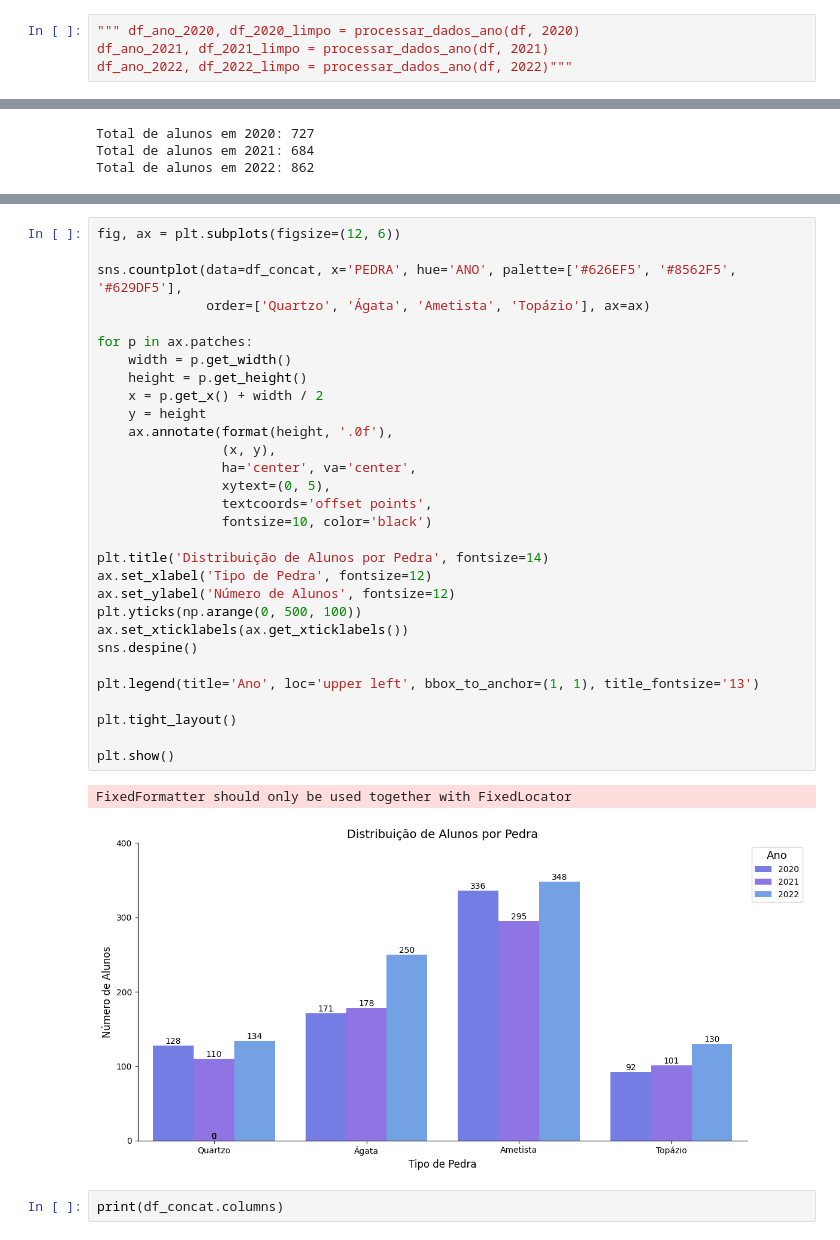
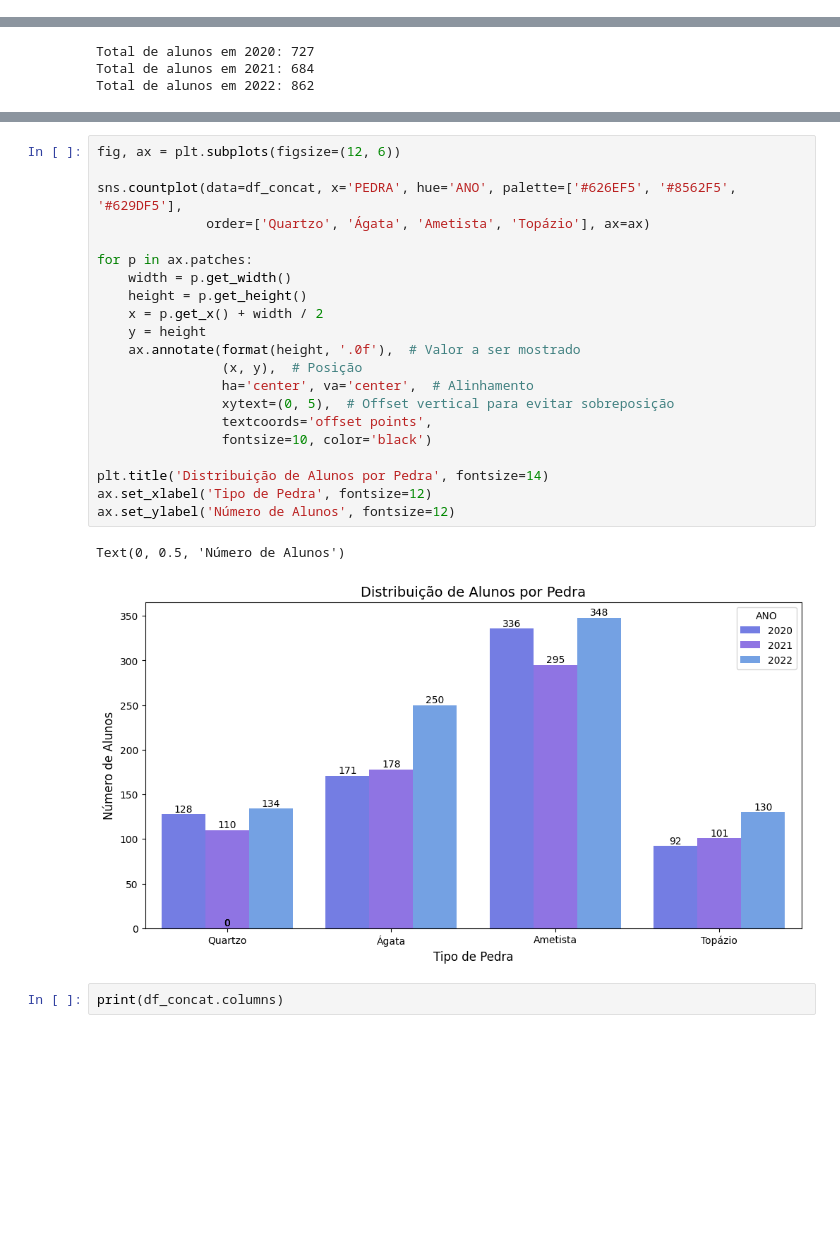
Before and after one commit to karinaguerra/postech-data-analytics-tech-challenge, a Jupyter notebook: fase_5/notebook/passo_magico_EDA.ipynb, the cells around one changed output, grey strips where cells are left out. Cells and saved outputs as stored; diff of their text form; blank space fills up the shorter version.

```diff
--- a/fase_5/notebook/passo_magico_EDA.ipynb
+++ b/fase_5/notebook/passo_magico_EDA.ipynb
@@ -113,4 +97,0 @@ df_2022_limpo = processar_dados_ano(df, 2022)
-# %%
-""" df_ano_2020, df_2020_limpo = processar_dados_ano(df, 2020)
-df_ano_2021, df_2021_limpo = processar_dados_ano(df, 2021)
-df_ano_2022, df_2022_limpo = processar_dados_ano(df, 2022)"""
@@ -646,36 +582,27 @@ fig.show()
 # %%
 fig, ax = plt.subplots(figsize=(12, 6))
 
 sns.countplot(data=df_concat, x='PEDRA', hue='ANO', palette=['#626EF5', '#8562F5', '#629DF5'],
               order=['Quartzo', 'Ágata', 'Ametista', 'Topázio'], ax=ax)
 
 for p in ax.patches:
     width = p.get_width()
     height = p.get_height()
     x = p.get_x() + width / 2
     y = height
-    ax.annotate(format(height, '.0f'),
-                (x, y),
-                ha='center', va='center',
-                xytext=(0, 5),
+    ax.annotate(format(height, '.0f'),  # Valor a ser mostrado
+                (x, y),  # Posição
+                ha='center', va='center',  # Alinhamento
+                xytext=(0, 5),  # Offset vertical para evitar sobreposição
                 textcoords='offset points',
                 fontsize=10, color='black')
 
 plt.title('Distribuição de Alunos por Pedra', fontsize=14)
 ax.set_xlabel('Tipo de Pedra', fontsize=12)
 ax.set_ylabel('Número de Alunos', fontsize=12)
-plt.yticks(np.arange(0, 500, 100))
-ax.set_xticklabels(ax.get_xticklabels())
-sns.despine()
-
-plt.legend(title='Ano', loc='upper left', bbox_to_anchor=(1, 1), title_fontsize='13')
-
-plt.tight_layout()
-
-plt.show()
 # %% [output]
-FixedFormatter should only be used together with FixedLocator
+Text(0, 0.5, 'Número de Alunos')
-[figure, old version]
+[figure, new version]
 # %%
 print(df_concat.columns)
 # %% [output]
```
Also changed, not shown: parts of 35 cells of this notebook.
